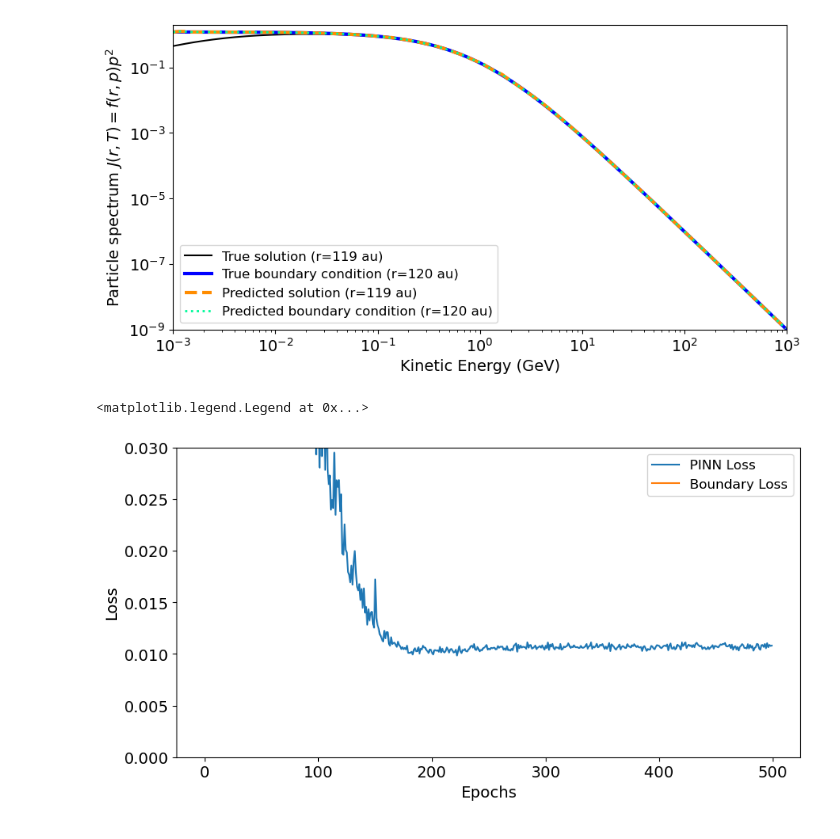
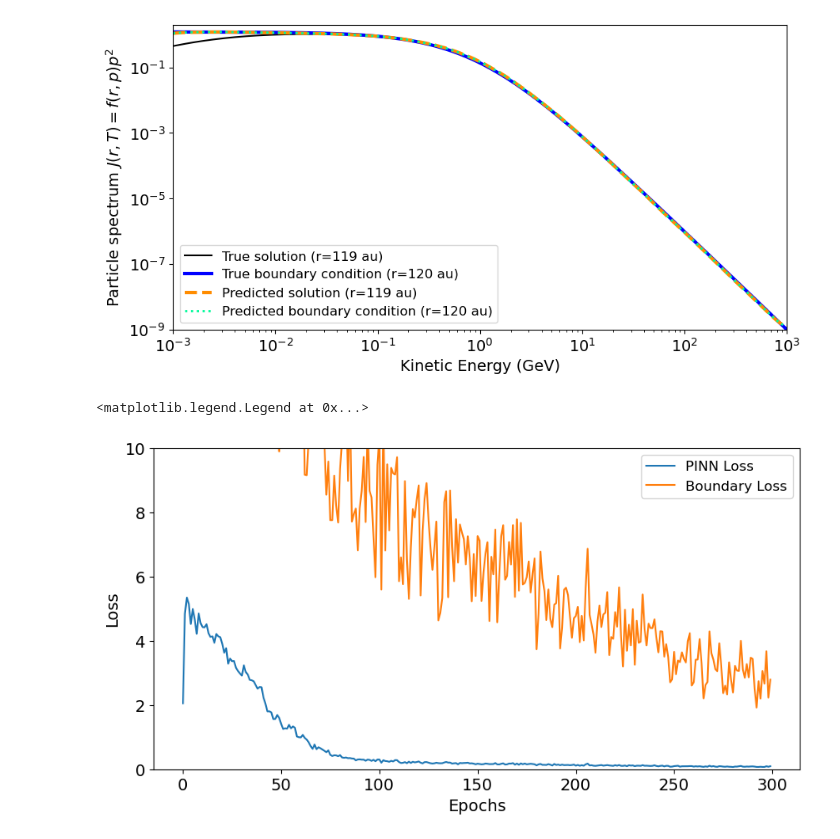
Before and after one commit to linneawolniewicz/pinns, a Jupyter notebook: sherpa/visualize.ipynb, the cells around one changed output. Drawn from its saved outputs; the diff is of its cells as text; code cells hidden in the pictures.

```diff
--- a/sherpa/visualize.ipynb
+++ b/sherpa/visualize.ipynb
@@ -9,16 +8,17 @@ from matplotlib.ticker import (LogLocator)
 from IPython.display import HTML
 mpl.rcParams.update({'font.size': 14})
 # %%
-trial_id = '11'
+trial_id = 4
+n_run = 200
 
 # Load PINN outputs
-with open('pickles/pinn_loss_trial_id_' + trial_id + '.pkl', 'rb') as file:
+with open('./pickles/pinn_loss_sherpa_' + str(n_run) + '_trial_id_' + str(trial_id) + '.pkl', 'rb') as file:
     pinn_loss = pkl.load(file)
 
-with open('pickles/boundary_loss_trial_id_' + trial_id + '.pkl', 'rb') as file:
+with open('pickles/boundary_loss_sherpa_' + str(n_run) + '_trial_id_' + str(trial_id) + '.pkl', 'rb') as file:
     boundary_loss = pkl.load(file)
 
-with open('pickles/predictions_trial_id_' + trial_id + '.pkl', 'rb') as file:
+with open('pickles/predictions_sherpa_' + str(n_run) + '_trial_id_' + str(trial_id) + '.pkl', 'rb') as file:
     predictions = pkl.load(file)
 
 with open('pickles/f_boundary.pkl', 'rb') as file:
@@ -96,17 +96,17 @@ ax.legend(prop={'size': 12})
 # %%
 # Plot loss
 fig = plt.figure(figsize=(10, 5))
 
 plt.plot(pinn_loss, label='PINN Loss')
 plt.plot(boundary_loss, label='Boundary Loss')
 
-plt.ylim(0, 0.03)
+plt.ylim(0, 10)
 plt.xlabel('Epochs')
 plt.ylabel('Loss')
 plt.legend(prop={'size': 12})
 # %% [output]
 <matplotlib.legend.Legend at 0x...>
-[figure, old version]
+[figure, new version]
 # %%
 # Visualize J(r, T) over the epochs
 for i in range(epochs):
```
Also changed, not shown: parts of 3 cells of this notebook, 7 other files.
